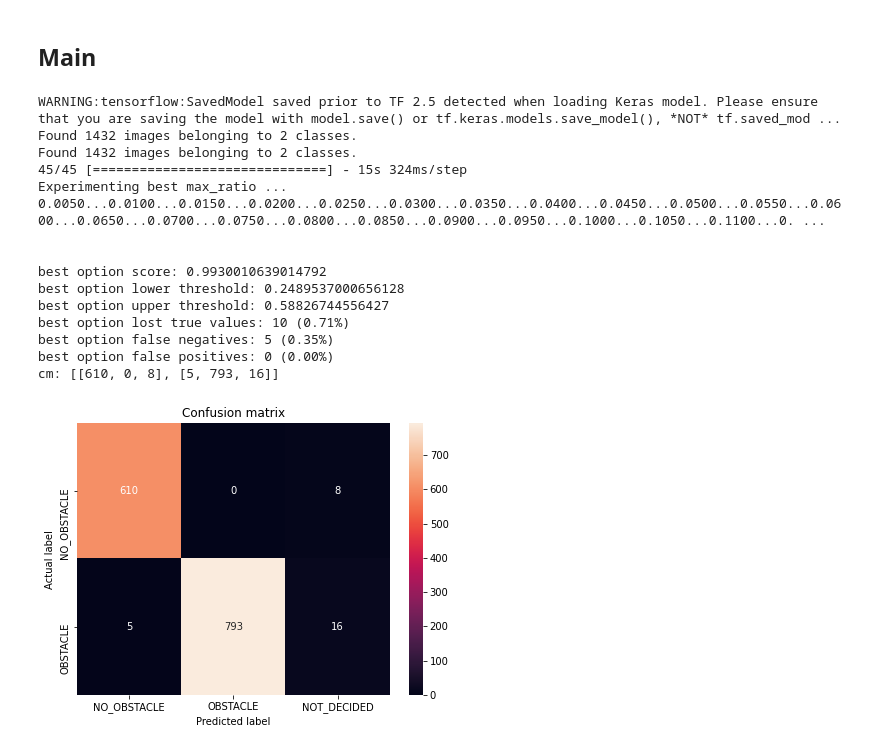
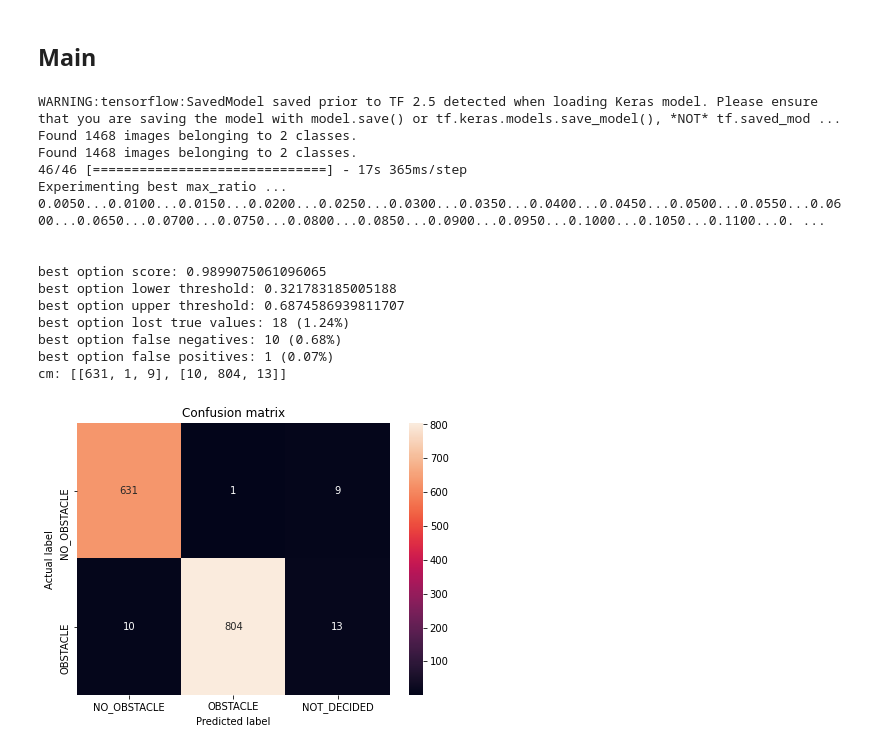
Before and after one commit to dnrevital/DL_utils, a Jupyter notebook: model_evaluation_7_channels.ipynb, the cells around one changed output. Drawn from its saved outputs; the diff is of its cells as text; code cells hidden in the pictures.

```diff
--- a/model_evaluation_7_channels.ipynb
+++ b/model_evaluation_7_channels.ipynb
@@ -694,8 +694,8 @@ class ModelScore():
 # %%
 # -- Variables --
 trial_component_display_name = None
-model_path = '/home/drevital/cs_video_processor/models/7_channels_humid'
-dataset = '/home/drevital/obstacles_classification_datasets/7_channels_humid/eval'
+model_path = '/home/drevital/cs_video_processor/models/humid_jan22'
+dataset = '/home/drevital/obstacles_classification_datasets/humid_jan22/eval'
 model_name = model_path.split('/')[-1]
 color_mode = 'rgb'
 thresh_csv_fname = f'model_thresholds.{model_name}.csv'
@@ -777,41 +777,41 @@ handler.plot_cm_with_thresh(model_path,
                             predictions,
                             predicted_classes,
                             lower_threshold,
                             upper_threshold)
 
 if display_false_negatives:
     print('\nFALSE NEGATIVES\n')
     handler.display_false_negatives(predictions, filenames, lower_threshold)
 
 if display_false_positives:
     print('\nFALSE POSITIVES\n')
     handler.display_false_positives(predictions, filenames, upper_threshold)
 
 if display_not_decided:
     print('\nNOT DECIDED\n')
     handler.display_not_decided(predictions, filenames, lower_threshold, upper_threshold)
 
 print()
 
 # Retrieve model's metrics from SageMaker and write them to the handler's .csv file
 if trial_component_display_name:
     handler.write_metrics_to_csv(trial_component_display_name,
                              print_params=print_best_option_params)
 del handler
 # %% [output]
 WARNING:tensorflow:SavedModel saved prior to TF 2.5 detected when loading Keras model. Please ensure that you are saving the model with model.save() or tf.keras.models.save_model(), *NOT* tf.saved_mod ...
-Found 1432 images belonging to 2 classes.
-Found 1432 images belonging to 2 classes.
-45/45 [==============================] - 15s 324ms/step
+Found 1468 images belonging to 2 classes.
+Found 1468 images belonging to 2 classes.
+46/46 [==============================] - 17s 365ms/step
 Experimenting best max_ratio ...
 0.0050...0.0100...0.0150...0.0200...0.0250...0.0300...0.0350...0.0400...0.0450...0.0500...0.0550...0.0600...0.0650...0.0700...0.0750...0.0800...0.0850...0.0900...0.0950...0.1000...0.1050...0.1100...0. ...
 
 
-best option score: 0.9930010639014792
-best option lower threshold: 0.2489537000656128
-best option upper threshold: 0.58826744556427
-best option lost true values: 10 (0.71%)
-best option false negatives: 5 (0.35%)
-best option false positives: 0 (0.00%)
-cm: [[610, 0, 8], [5, 793, 16]]
+best option score: 0.9899075061096065
+best option lower threshold: 0.321783185005188
+best option upper threshold: 0.6874586939811707
+best option lost true values: 18 (1.24%)
+best option false negatives: 10 (0.68%)
+best option false positives: 1 (0.07%)
+cm: [[631, 1, 9], [10, 804, 13]]
-[figure, old version]
+[figure, new version]
```
Also changed, not shown: 14 other files.
